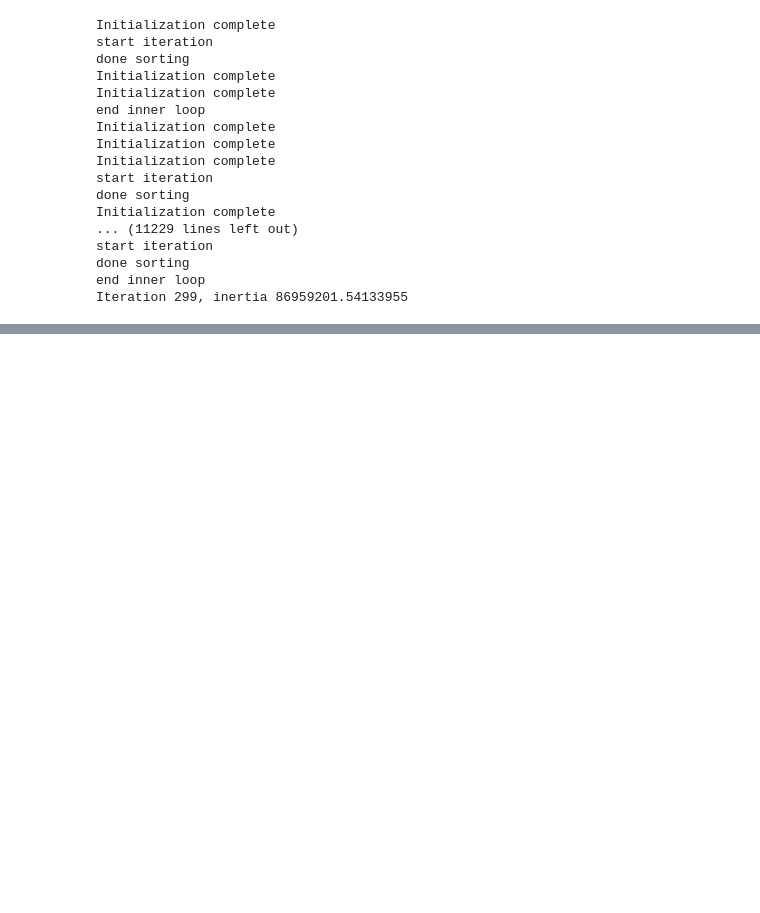
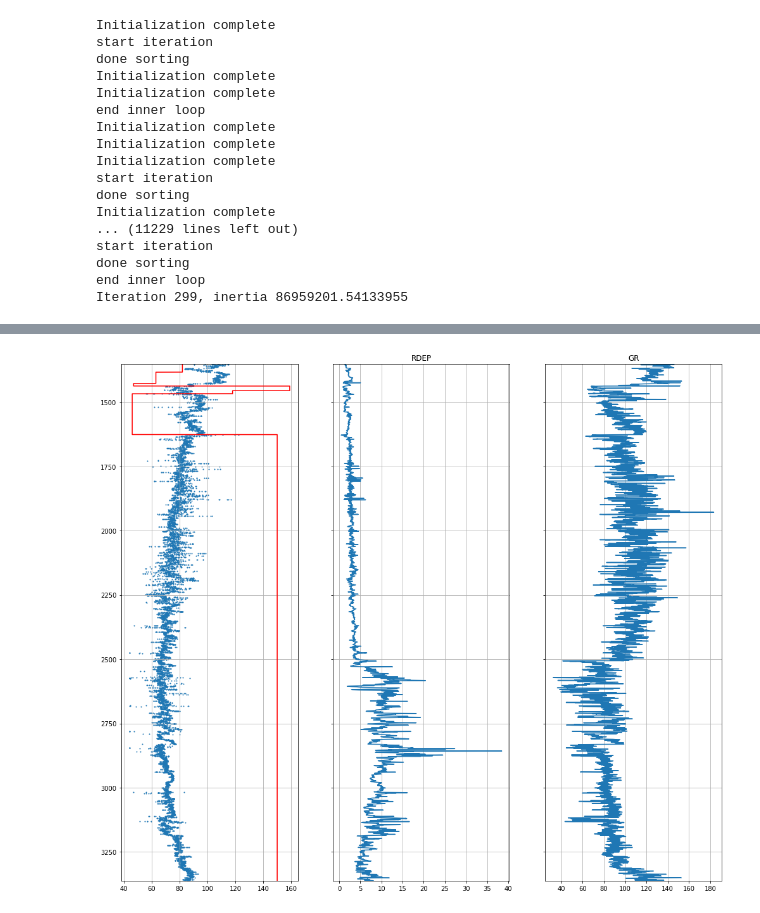
Before and after one commit to stevejpurves/geohack, a Jupyter notebook: symbolic_coder.ipynb, the cells around one changed output, grey strips where cells are left out. Cells and saved outputs as stored; diff of their text form; code cells hidden in the pictures; blank space fills up the shorter version.

Commit message:
resultPlots

```diff
--- a/symbolic_coder.ipynb
+++ b/symbolic_coder.ipynb
@@ -154,0 +137,17 @@ features
+# %%
+def resFigs(idWell,data,Predict,otherLogs):
+    fig, ax = plt.subplots(nrows=1, ncols=len(otherLogs)+1, sharey=True, figsize=(17, 15))
+    idx=data.loc[data.idWlb==idWell].index
+    plotData=data.loc[idx,['MD','FM']+otherLogs]
+    ax[0].plot(plotData['FM'],plotData['MD'],c='r')
+    ax[0].grid()
+    ax[0].scatter(Predict,plotData['MD'],s=1)
+    for iP,log in enumerate(otherLogs):
+            ax[iP+1].grid()
+            ax[iP+1].plot(plotData[log],plotData['MD'])
+            ax[iP+1].set_title(log)
+    ax[0].set_ylim(max(plotData['MD']), min(plotData['MD']))
+# %%
+resFigs(1070,data,data.loc[data.idWlb==1070,'DT'],['RDEP','GR'])
+# %% [output]
+[figure, added]
```
Also changed, not shown: parts of 4 cells of this notebook, 1 other file.
